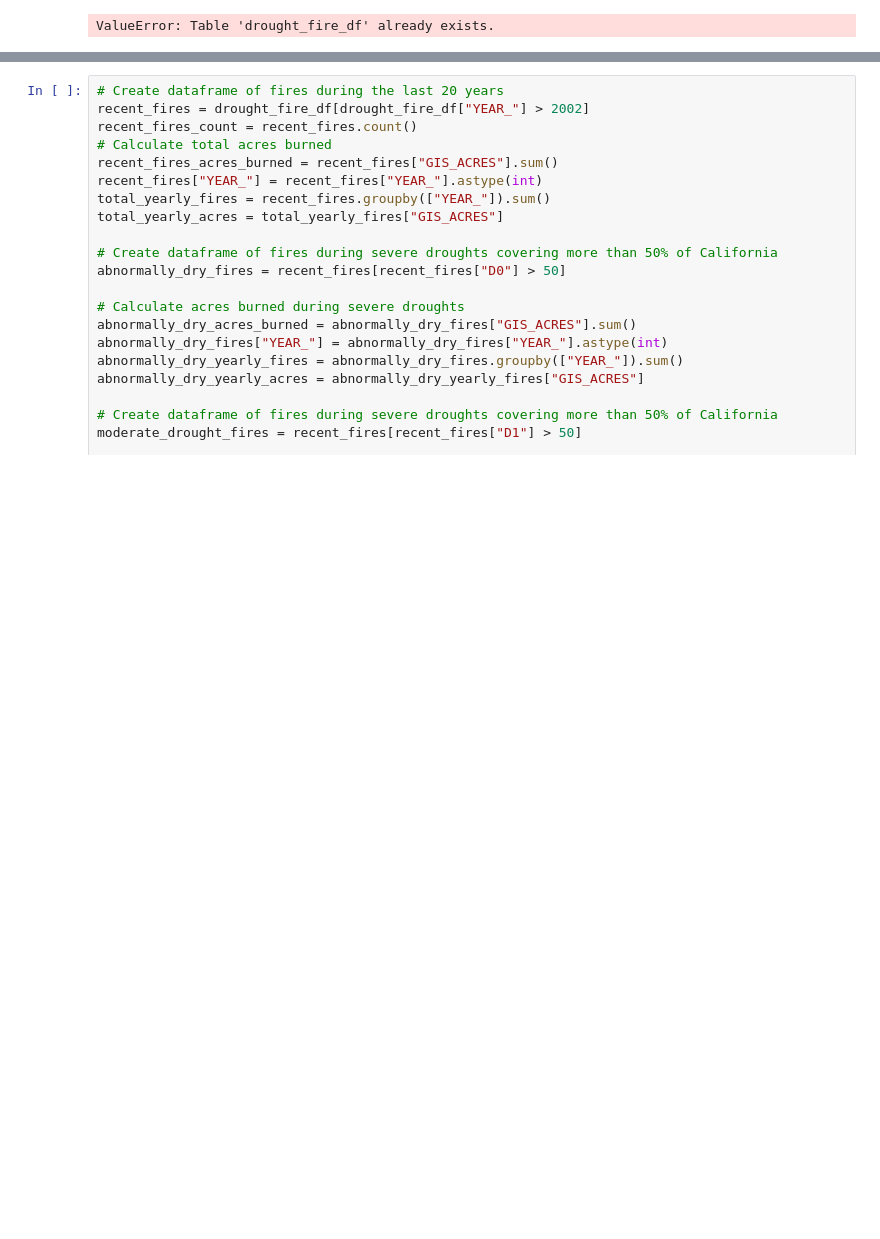
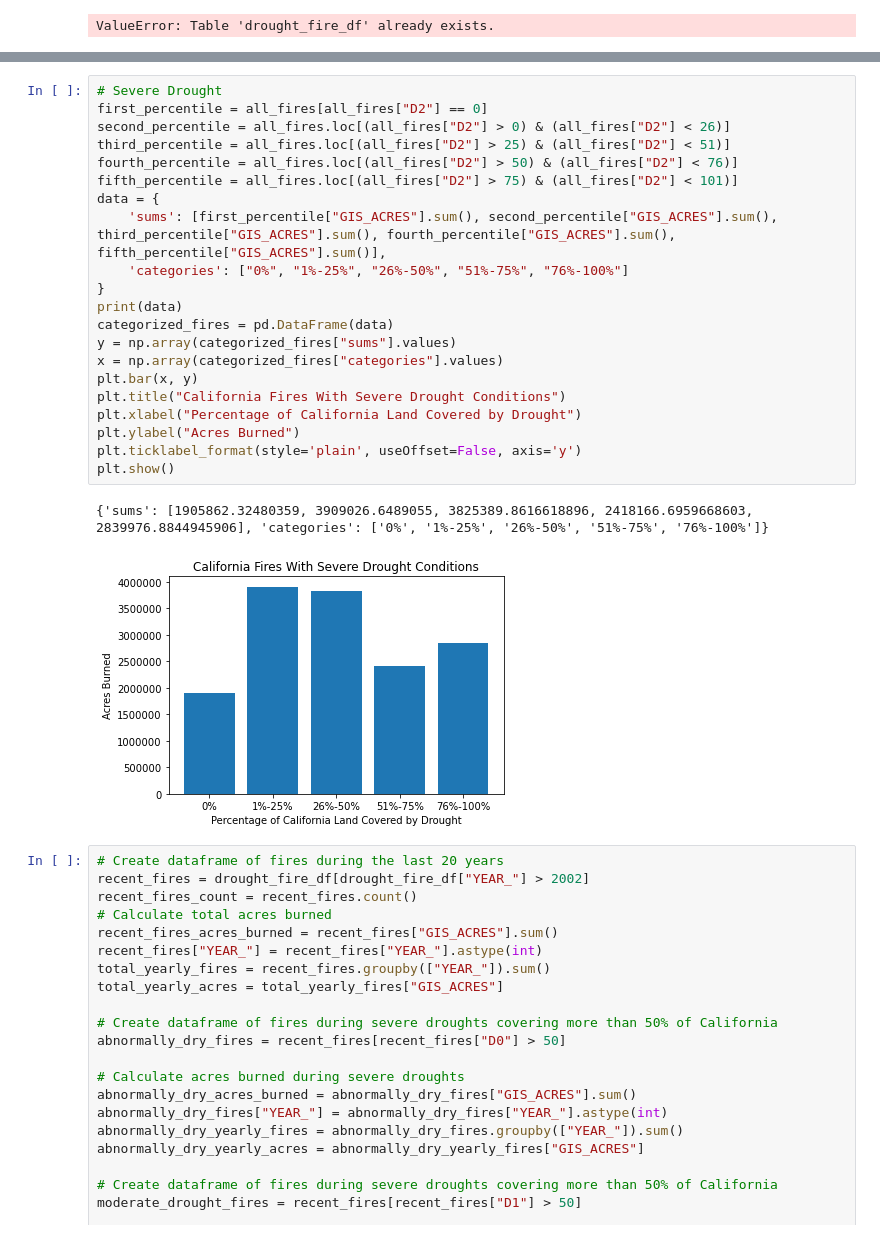
Before and after one commit to imscotta/Climate-of-California, a Jupyter notebook: ETL_Example.ipynb, the cells around one changed output, grey strips where cells are left out. Saved outputs shown, nothing was run; the diff lists cells and outputs as text; blank space fills up the shorter version.

```diff
--- a/ETL_Example.ipynb
+++ b/ETL_Example.ipynb
@@ -149,3 +185,27 @@ plt.show()
+# %%
+# Severe Drought
+first_percentile = all_fires[all_fires["D2"] == 0]
+second_percentile = all_fires.loc[(all_fires["D2"] > 0) & (all_fires["D2"] < 26)]
+third_percentile = all_fires.loc[(all_fires["D2"] > 25) & (all_fires["D2"] < 51)]
+fourth_percentile = all_fires.loc[(all_fires["D2"] > 50) & (all_fires["D2"] < 76)]
+fifth_percentile = all_fires.loc[(all_fires["D2"] > 75) & (all_fires["D2"] < 101)]
+data = {
+    'sums': [first_percentile["GIS_ACRES"].sum(), second_percentile["GIS_ACRES"].sum(), third_percentile["GIS_ACRES"].sum(), fourth_percentile["GIS_ACRES"].sum(), fifth_percentile["GIS_ACRES"].sum()],
+    'categories': ["0%", "1%-25%", "26%-50%", "51%-75%", "76%-100%"]
+}
+print(data)
+categorized_fires = pd.DataFrame(data)
+y = np.array(categorized_fires["sums"].values)
+x = np.array(categorized_fires["categories"].values)
+plt.bar(x, y)
+plt.title("California Fires With Severe Drought Conditions")
+plt.xlabel("Percentage of California Land Covered by Drought")
+plt.ylabel("Acres Burned")
+plt.ticklabel_format(style='plain', useOffset=False, axis='y')
+plt.show()
+# %% [output]
+{'sums': [1905862.32480359, 3909026.6489055, 3825389.8616618896, 2418166.6959668603, 2839976.8844945906], 'categories': ['0%', '1%-25%', '26%-50%', '51%-75%', '76%-100%']}
+[figure, added]
 # %%
 # Create dataframe of fires during the last 20 years
 recent_fires = drought_fire_df[drought_fire_df["YEAR_"] > 2002]
```
Also changed, not shown: parts of 4 cells of this notebook, 1 other file.
